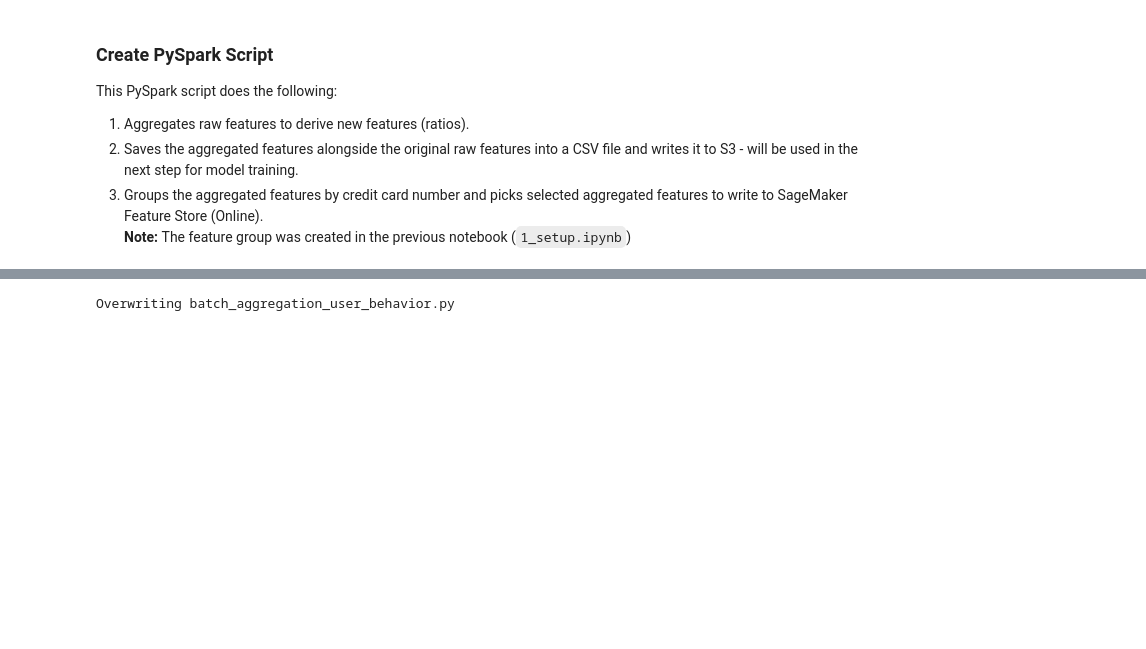
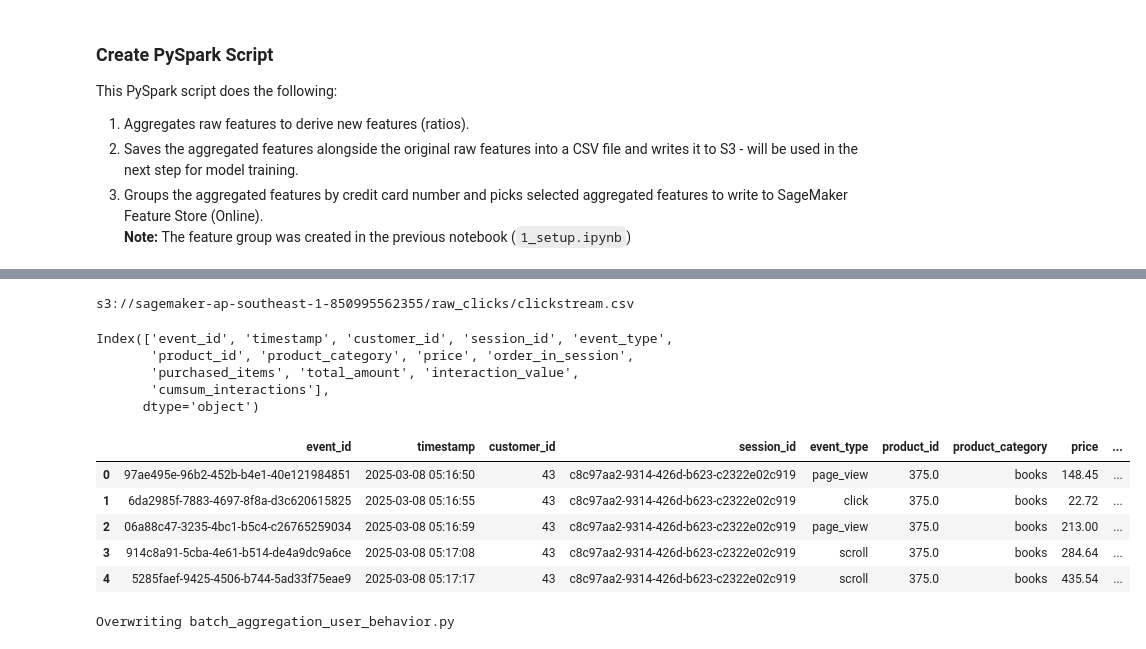
Before and after one commit to cyberbeam524/cautious-parakeet, a Jupyter notebook: notebooks/2_clickstream_batch_ingestion.ipynb, the cells around one changed output, grey strips where cells are left out. Cells and saved outputs as stored; diff of their text form; code cells hidden in the pictures; blank space fills up the shorter version.

```diff
--- a/notebooks/2_clickstream_batch_ingestion.ipynb
+++ b/notebooks/2_clickstream_batch_ingestion.ipynb
@@ -80,3 +89,29 @@ This PySpark script does the following:
+# %%
+print(f"s3://{BUCKET}/{INPUT_KEY_PREFIX}/clickstream.csv")
+# %% [output]
+s3://sagemaker-ap-southeast-1-850995562355/raw_clicks/clickstream.csv
+# %%
+clickstread_df = pd.read_csv(f"./clickstream.csv")
+# set(clickstread_df["event_type"])
+# Index(['Unnamed: 0', 'event_id', 'timestamp', 'customer_id', 'session_id',
+#        'event_type', 'product_id', 'product_category', 'price',
+#        'order_in_session', 'purchased_items', 'total_amount',
+#        'interaction_value', 'cumsum_interactions'],
+#       dtype='object')
+print(clickstread_df.columns)
+clickstread_df.head()
+# %% [output]
+Index(['event_id', 'timestamp', 'customer_id', 'session_id', 'event_type',
+       'product_id', 'product_category', 'price', 'order_in_session',
+       'purchased_items', 'total_amount', 'interaction_value',
+       'cumsum_interactions'],
+      dtype='object')
+|  | event_id | timestamp | customer_id | session_id | event_type | product_id | product_category | price | ... |
+| 0 | 97ae495e-96b2-452b-b4e1-40e121984851 | 2025-03-08 05:16:50 | 43 | c8c97aa2-9314-426d-b623-c2322e02c919 | page_view | 375.0 | books | 148.45 | ... |
+| 1 | 6da2985f-7883-4697-8f8a-d3c620615825 | 2025-03-08 05:16:55 | 43 | c8c97aa2-9314-426d-b623-c2322e02c919 | click | 375.0 | books | 22.72 | ... |
+| 2 | 06a88c47-3235-4bc1-b5c4-c26765259034 | 2025-03-08 05:16:59 | 43 | c8c97aa2-9314-426d-b623-c2322e02c919 | page_view | 375.0 | books | 213.00 | ... |
+| 3 | 914c8a91-5cba-4e61-b514-de4a9dc9a6ce | 2025-03-08 05:17:08 | 43 | c8c97aa2-9314-426d-b623-c2322e02c919 | scroll | 375.0 | books | 284.64 | ... |
+| 4 | 5285faef-9425-4506-b744-5ad33f75eae9 | 2025-03-08 05:17:17 | 43 | c8c97aa2-9314-426d-b623-c2322e02c919 | scroll | 375.0 | books | 435.54 | ... |
 # %%
 %%writefile batch_aggregation_user_behavior.py
 from pyspark.sql.types import (StructField, StructType, StringType, DoubleType,
```
Also changed, not shown: parts of 9 cells of this notebook, 2 other files.
